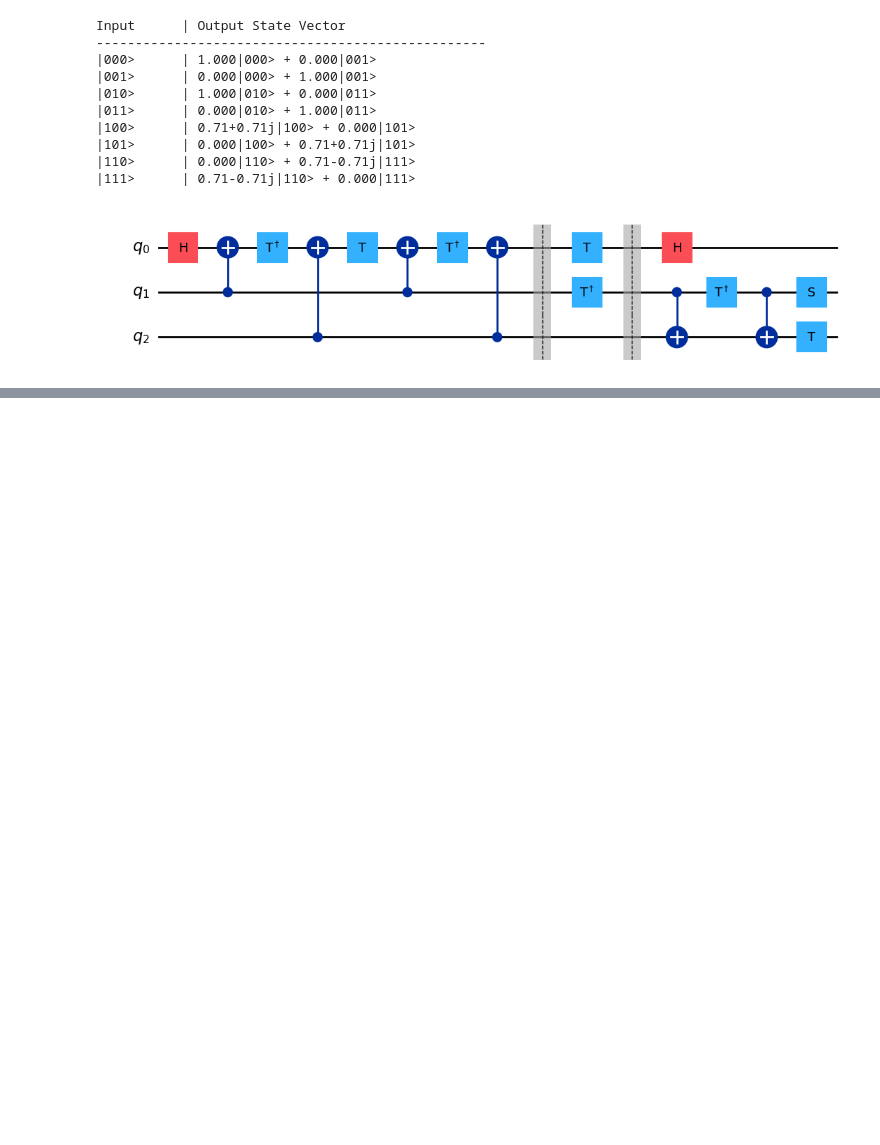
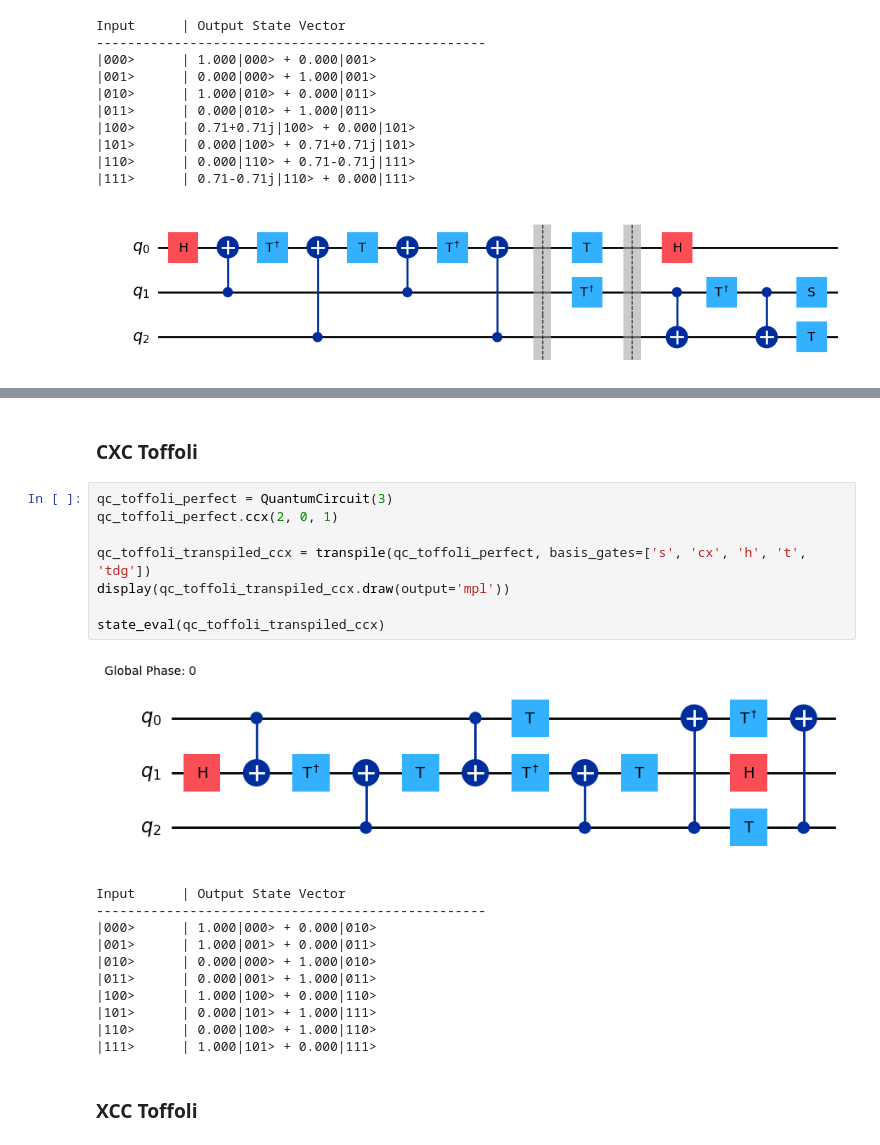
Before and after one commit to vpjuguilon/Physics-305-Quantum-Information, a Jupyter notebook: toffoli.ipynb, the cells around one changed output, grey strips where cells are left out. Drawn from its saved outputs; the diff is of its cells as text; blank space fills up the shorter version.

Commit message:
Transpile quantum circuit for 3-qubit CCX, CXC, and XCC Toffoli gates

```diff
--- a/toffoli.ipynb
+++ b/toffoli.ipynb
@@ -148,0 +119,24 @@ Input      | Output State Vector
+# %% [markdown]
+### CXC Toffoli
+# %%
+qc_toffoli_perfect = QuantumCircuit(3)
+qc_toffoli_perfect.ccx(2, 0, 1)
+
+qc_toffoli_transpiled_ccx = transpile(qc_toffoli_perfect, basis_gates=['s', 'cx', 'h', 't', 'tdg'])
+display(qc_toffoli_transpiled_ccx.draw(output='mpl'))
+
+state_eval(qc_toffoli_transpiled_ccx)
+# %% [output]
+[figure, added]
+Input      | Output State Vector
+--------------------------------------------------
+|000>      | 1.000|000> + 0.000|010>
+|001>      | 1.000|001> + 0.000|011>
+|010>      | 0.000|000> + 1.000|010>
+|011>      | 0.000|001> + 1.000|011>
+|100>      | 1.000|100> + 0.000|110>
+|101>      | 0.000|101> + 1.000|111>
+|110>      | 0.000|100> + 1.000|110>
+|111>      | 1.000|101> + 0.000|111>
+# %% [markdown]
+### XCC Toffoli
```
Also changed, not shown: parts of 5 cells of this notebook.
